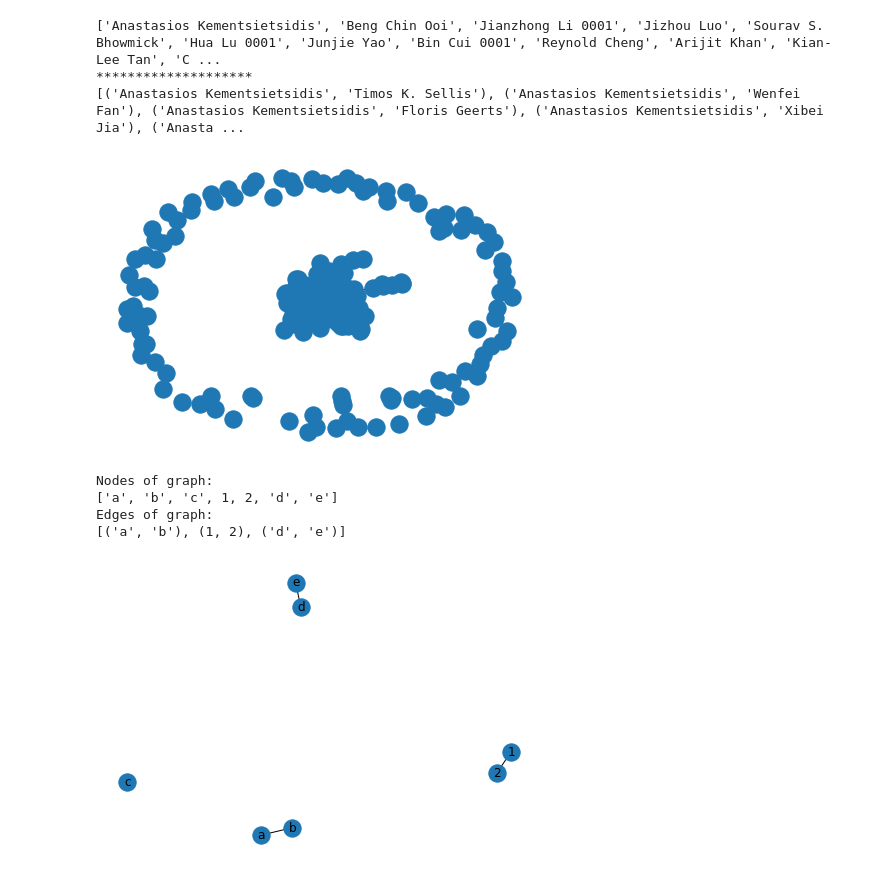
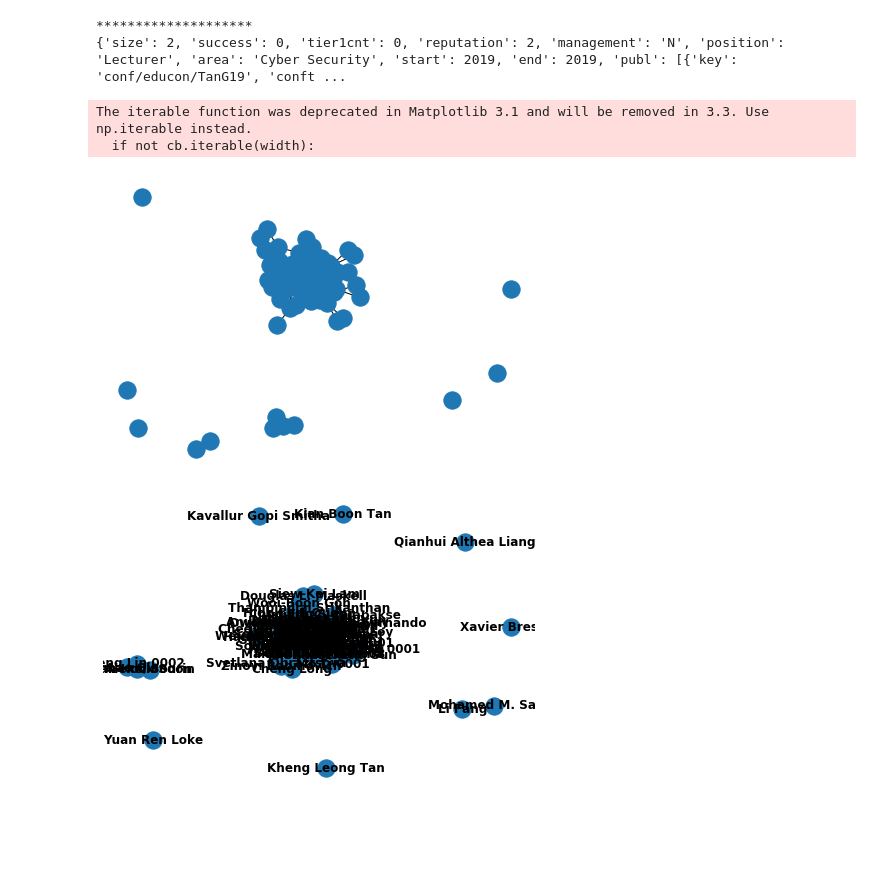
Before and after one commit to martyn0022/NetworkScienceProject1, a Jupyter notebook: network science.ipynb, the cells around one changed output. Cells and saved outputs as stored; diff of their text form; code cells hidden in the pictures; blank space fills up the shorter version.

```diff
--- a/network science.ipynb
+++ b/network science.ipynb
@@ -26,57 +26,56 @@ def SaveNodesEdgesinJSON (nodes, edges, fileName):
 class Networks:
 
     def __init__ (self):
-        self.authorGraph = nx.Graph()
-        self.CreateAuthorNetwork()
+        self.scseGraph = nx.Graph()
+        self.CreateScseNetwork()
 
-    def CreateAuthorNetwork (self):
+    def CreateScseNetwork (self):
         nodes = ParseJSONtoDict('json/authorNodes.json')
         edges = ParseJSONtoDict('json/authorEdges.json')
-        self.authorGraph.add_nodes_from(nodes)
-        self.authorGraph.add_edges_from(edges)
+        self.scseGraph.add_nodes_from(nodes)
+        self.scseGraph.add_edges_from(edges)
 
-    def GetAuthorGraph(self):
-        return self.authorGraph
+    def GetScseNetwork(self):
+        return self.scseGraph
 
-    def GetNumberOfAuthors(self):
-        return len(self.authorGraph.nodes)
+    def GetNumberOfStaff(self):
+        return len(self.scseGraph.nodes)
 # %%
 # inititalize networks class to create networkx graphs
 networks = Networks()
 # %%
-print(networks.authorGraph.nodes())
+#print(networks.authorGraph.nodes.data())
 print("********************")
-print(networks.authorGraph.edges())
+# print(networks.authorGraph.edges())
+# print(networks.authorGraph.number_of_nodes())
+# print(networks.authorGraph.number_of_edges())
+print(networks.scseGraph.nodes['Kheng Leong Tan'])
 # %% [output]
-['Anastasios Kementsietsidis', 'Beng Chin Ooi', 'Jianzhong Li 0001', 'Jizhou Luo', 'Sourav S. Bhowmick', 'Hua Lu 0001', 'Junjie Yao', 'Bin Cui 0001', 'Reynold Cheng', 'Arijit Khan', 'Kian-Lee Tan', 'C ...
 ********************
-[('Anastasios Kementsietsidis', 'Timos K. Sellis'), ('Anastasios Kementsietsidis', 'Wenfei Fan'), ('Anastasios Kementsietsidis', 'Floris Geerts'), ('Anastasios Kementsietsidis', 'Xibei Jia'), ('Anasta ...
+{'size': 2, 'success': 0, 'tier1cnt': 0, 'reputation': 2, 'management': 'N', 'position': 'Lecturer', 'area': 'Cyber Security', 'start': 2019, 'end': 2019, 'publ': [{'key': 'conf/educon/TanG19', 'conft ...
 # %%
-nx.draw(networks.GetAuthorGraph())
+nx.draw(networks.GetScseNetwork())
 # %% [output]
+The iterable function was deprecated in Matplotlib 3.1 and will be removed in 3.3. Use np.iterable instead.
+  if not cb.iterable(width):
-[figure, old version]
+[figure, new version]
 # %%
 
-G=nx.Graph()
-G.add_node("a")
-G.add_nodes_from(["b","c"])
+# G=nx.Graph()
+# G.add_node("a")
+# G.add_nodes_from(["b","c"])
 
-G.add_edge(1,2)
-edge = ("d", "e")
-G.add_edge(*edge)
-edge = ("a", "b")
-G.add_edge(*edge)
+# G.add_edge(1,2)
+# edge = ("d", "e")
+# G.add_edge(*edge)
+# edge = ("a", "b")
+# G.add_edge(*edge)
 
-print("Nodes of graph: ")
-print(G.nodes())
-print("Edges of graph: ")
-print(G.edges())
+# print("Nodes of graph: ")
+# print(G.nodes())
+# print("Edges of graph: ")
+# print(G.edges())
-# %% [output]
-Nodes of graph:
-['a', 'b', 'c', 1, 2, 'd', 'e']
-Edges of graph:
-[('a', 'b'), (1, 2), ('d', 'e')]
 # %%
-nx.draw(G,with_labels = True)
+nx.draw(networks.GetScseNetwork(),with_labels=True, font_weight='bold')
 # %% [output]
-[figure, old version]
+[figure, new version]
```
Also changed, not shown: parts of 15 cells of this notebook, 20 other files.
